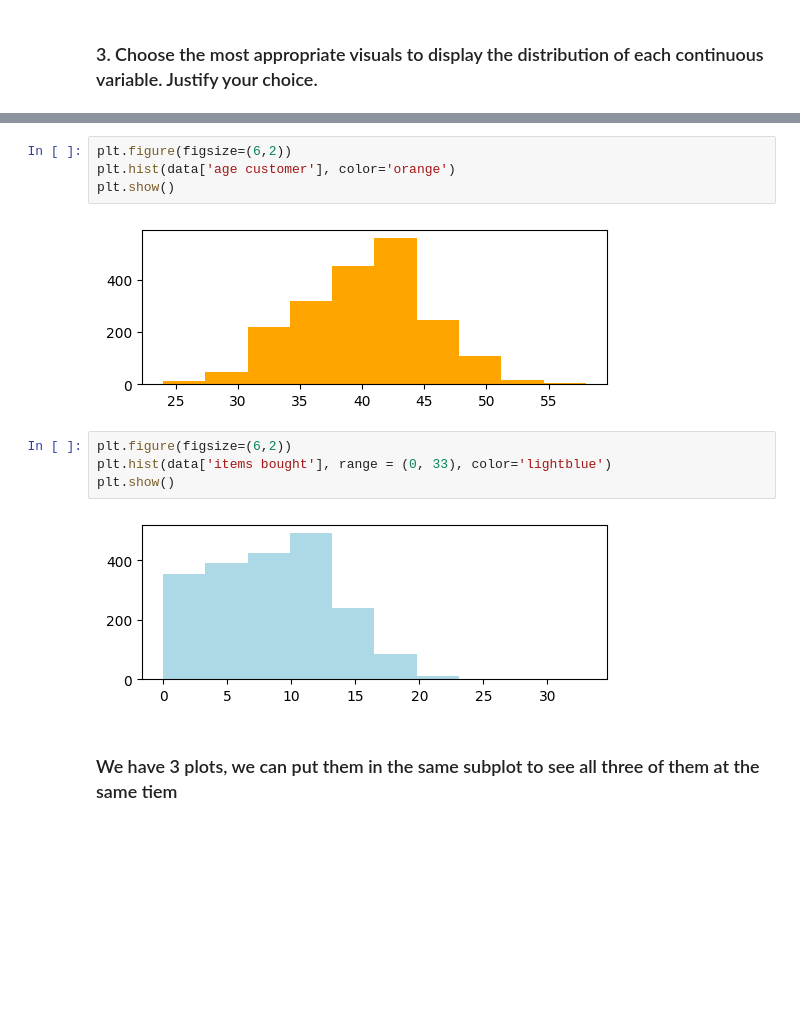
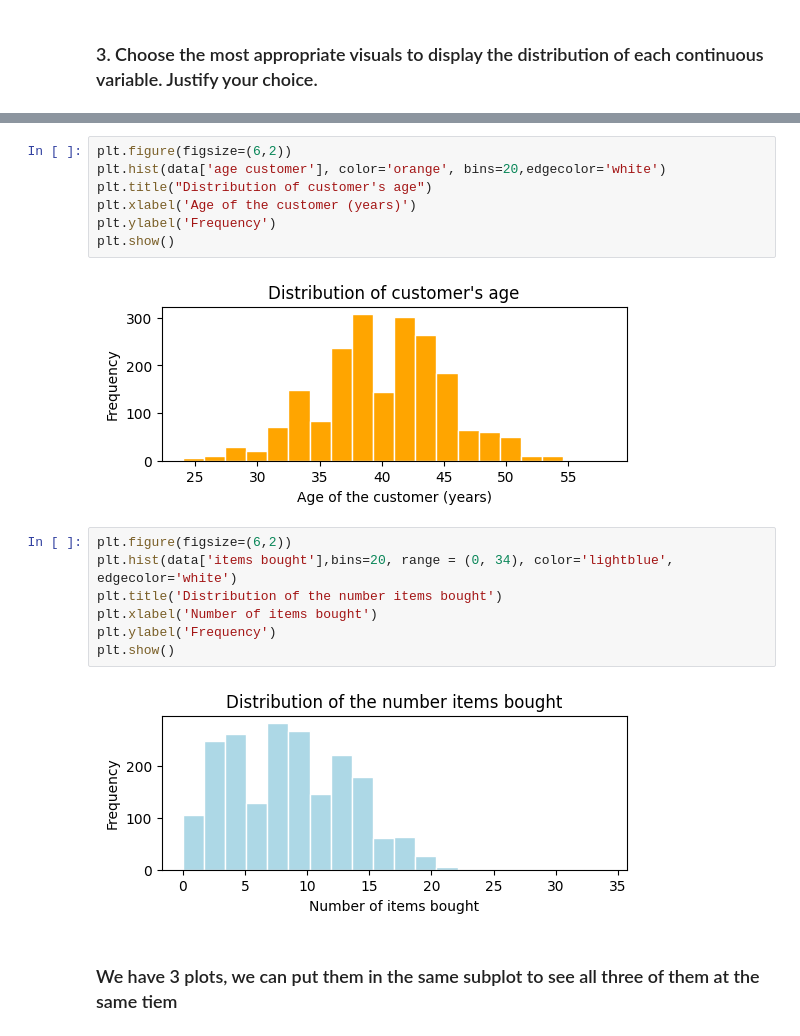
Before and after one commit to maramgueye/datascience_with_python, a Jupyter notebook: Final_Assessment_Gueye_Maram_studentID.ipynb, the cells around one changed output, grey strips where cells are left out. Cells and saved outputs as stored; diff of their text form; blank space fills up the shorter version.

```diff
--- a/Final_Assessment_Gueye_Maram_studentID.ipynb
+++ b/Final_Assessment_Gueye_Maram_studentID.ipynb
@@ -200,15 +231,21 @@ plt.show()
 # %%
 plt.figure(figsize=(6,2))
-plt.hist(data['age customer'], color='orange')
+plt.hist(data['age customer'], color='orange', bins=20,edgecolor='white')
+plt.title("Distribution of customer's age")
+plt.xlabel('Age of the customer (years)')
+plt.ylabel('Frequency')
 plt.show()
 # %% [output]
-[figure, old version]
+[figure, new version]
 # %%
 plt.figure(figsize=(6,2))
-plt.hist(data['items bought'], range = (0, 33), color='lightblue')
+plt.hist(data['items bought'],bins=20, range = (0, 34), color='lightblue', edgecolor='white')
+plt.title('Distribution of the number items bought')
+plt.xlabel('Number of items bought')
+plt.ylabel('Frequency')
 plt.show()
 # %% [output]
-[figure, old version]
+[figure, new version]
 # %% [markdown]
 ### We have 3 plots, we can put them in the same subplot to see all three of them at the same tiem
 # %%
```
Also changed, not shown: parts of 41 cells of this notebook.
